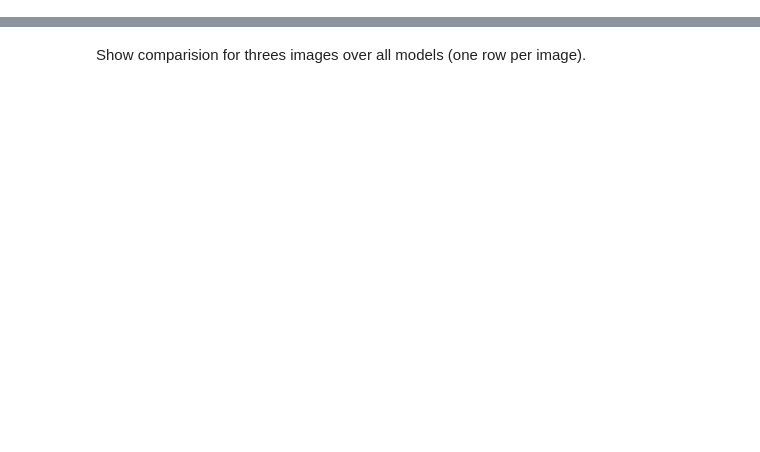
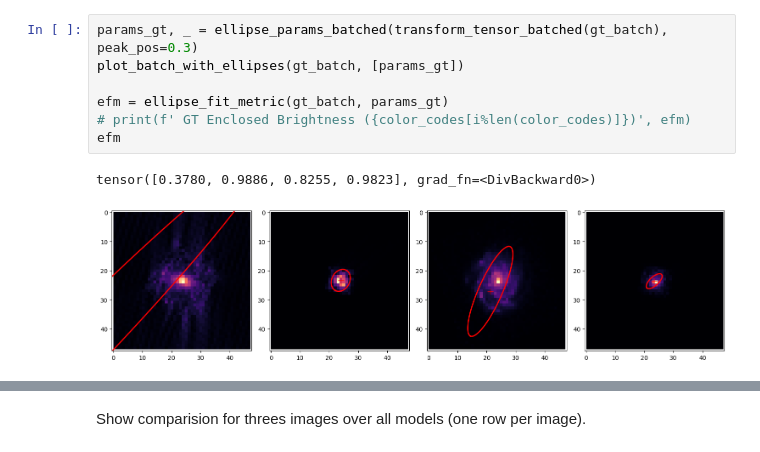
Before and after one commit to mbertagna/Galaxy-Deconv, a Jupyter notebook: final_report.ipynb, the cells around one changed output, grey strips where cells are left out. Cells and saved outputs as stored; diff of their text form; blank space fills up the shorter version.

```diff
--- a/final_report.ipynb
+++ b/final_report.ipynb
@@ -60,0 +231,10 @@ Show batch of output from model with ground truth.
+# %%
+params_gt, _ = ellipse_params_batched(transform_tensor_batched(gt_batch), peak_pos=0.3)
+plot_batch_with_ellipses(gt_batch, [params_gt])
+
+efm = ellipse_fit_metric(gt_batch, params_gt)
+# print(f' GT Enclosed Brightness ({color_codes[i%len(color_codes)]})', efm)
+efm
+# %% [output]
+tensor([0.3780, 0.9886, 0.8255, 0.9823], grad_fn=<DivBackward0>)
+[figure, added]
```
Also changed, not shown: parts of 51 cells of this notebook.
